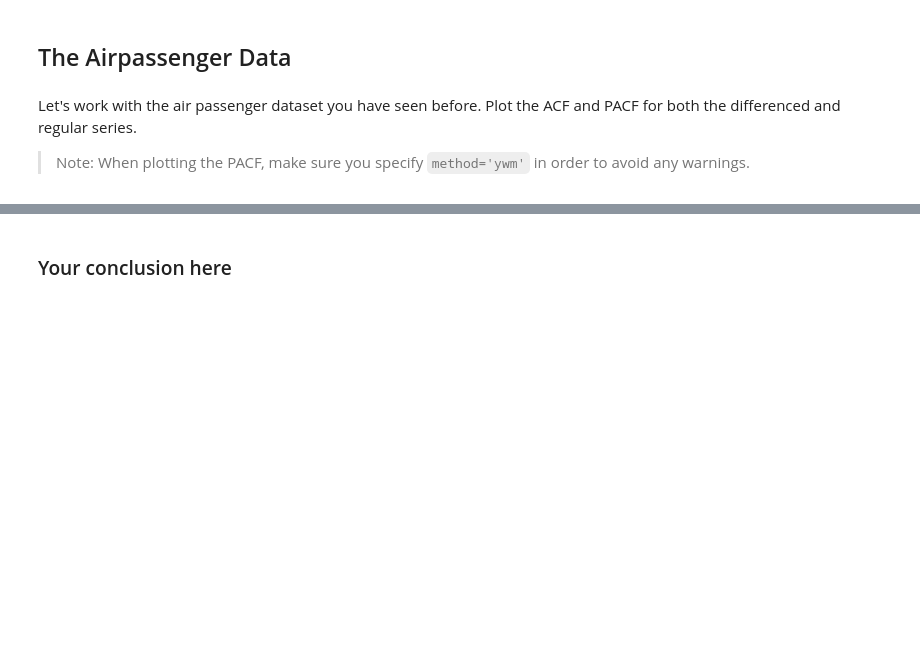
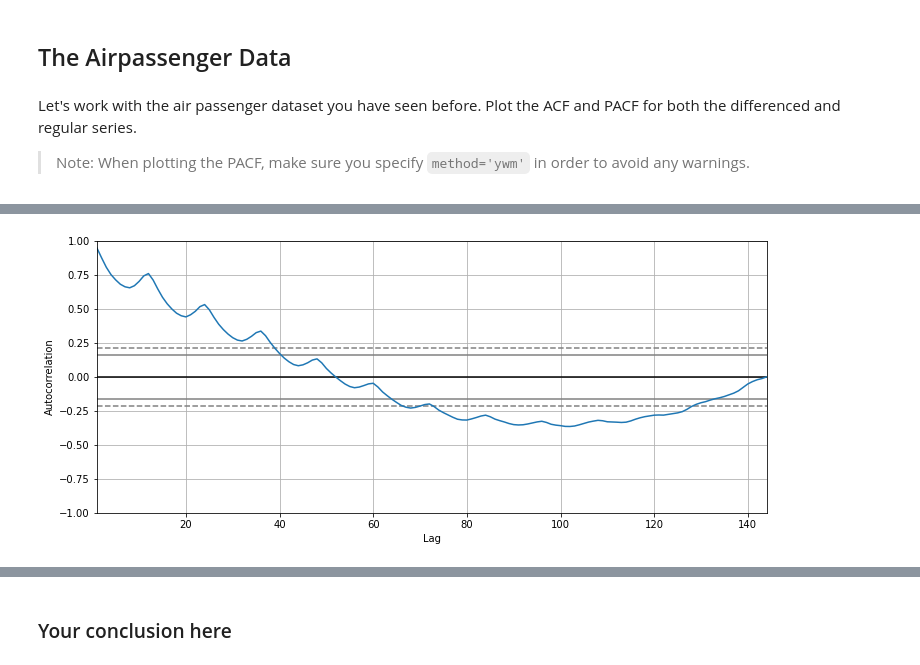
Before and after one commit to cristopher-d-delgado/dsc-corr-autocorr-in-time-series-lab, a Jupyter notebook: index.ipynb, the cells around one changed output, grey strips where cells are left out. Cells and saved outputs as stored; diff of their text form; code cells hidden in the pictures; blank space fills up the shorter version.

```diff
--- a/index.ipynb
+++ b/index.ipynb
@@ -212,2 +220,6 @@ air.head()
 # %%
 # Plot ACF (regular)
+plt.figure(figsize=(12,5))
+pd.plotting.autocorrelation_plot(air);
+# %% [output]
+[figure, added]
```
Also changed, not shown: parts of 15 cells of this notebook.
